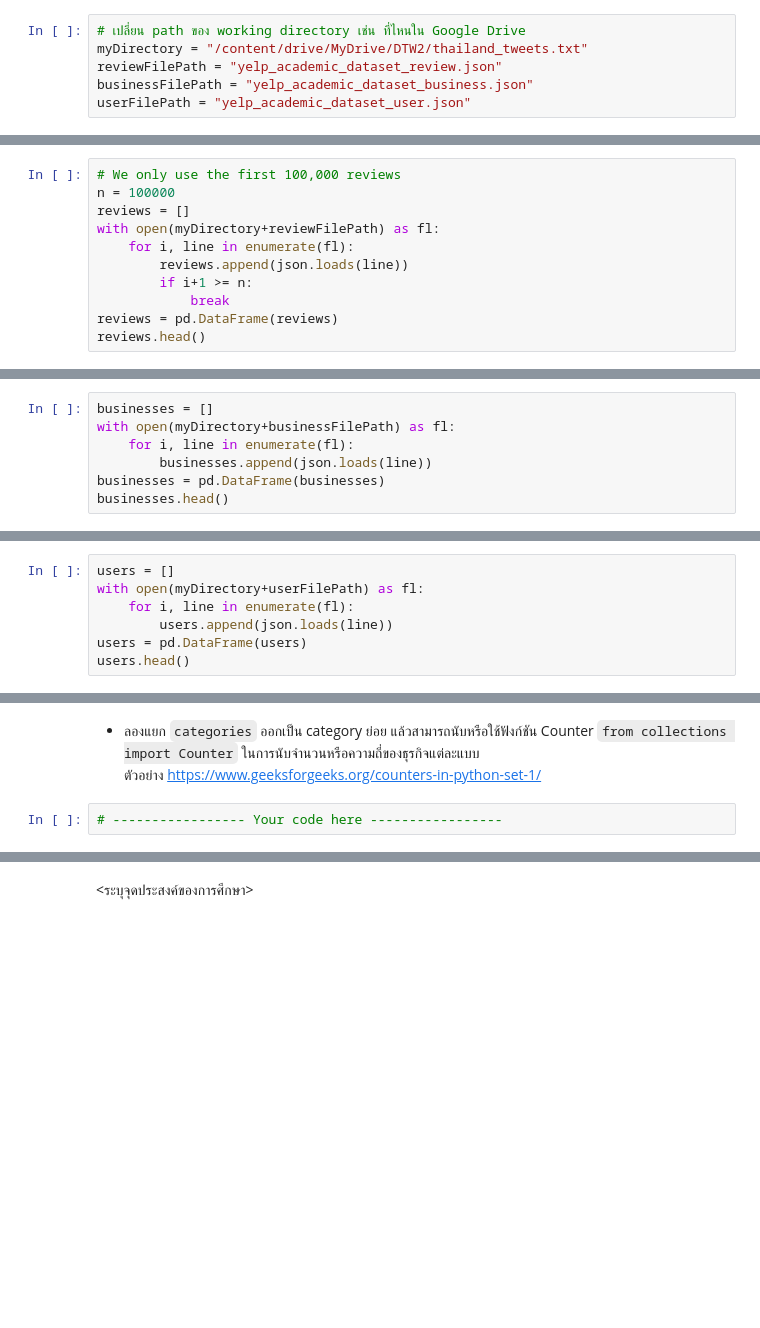
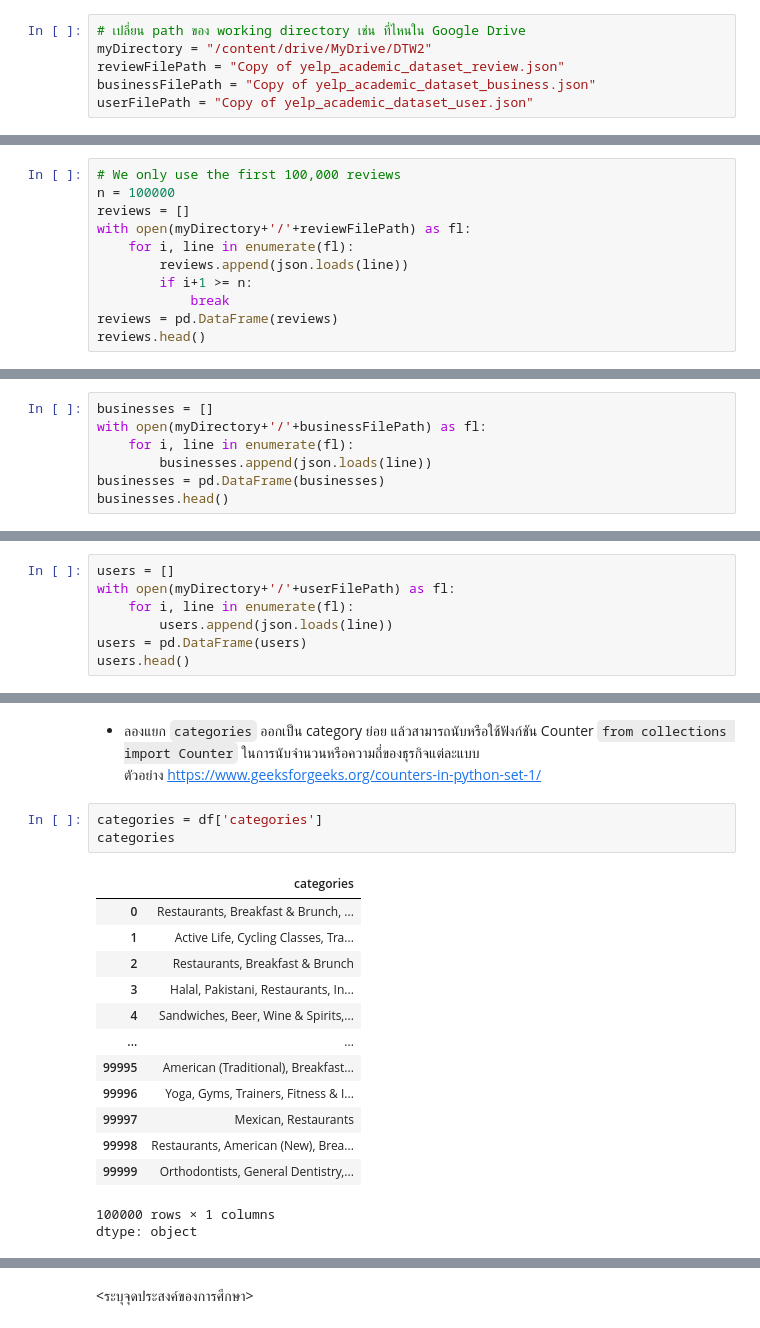
Before and after one commit to TKhahahah/Text_Analytics, a Jupyter notebook: Text_Analytics68.ipynb, the cells around one changed output, grey strips where cells are left out. Cells and saved outputs as stored; diff of their text form; blank space fills up the shorter version.

Commit message:
แก้ Problem 1 และทำ Problem 2 แยก categories

```diff
--- a/Text_Analytics68.ipynb
+++ b/Text_Analytics68.ipynb
@@ -253,17 +254,17 @@ plt.show()
 ### อ่านข้อมูล Reviews, Businesses, และ Users เป็นจำนวน 100,000 รีวิว
 # %%
 # เปลี่ยน path ของ working directory เช่น ที่ไหนใน Google Drive
-myDirectory = "/content/drive/MyDrive/DTW2/thailand_tweets.txt"
-reviewFilePath = "yelp_academic_dataset_review.json"
-businessFilePath = "yelp_academic_dataset_business.json"
-userFilePath = "yelp_academic_dataset_user.json"
+myDirectory = "/content/drive/MyDrive/DTW2"
+reviewFilePath = "Copy of yelp_academic_dataset_review.json"
+businessFilePath = "Copy of yelp_academic_dataset_business.json"
+userFilePath = "Copy of yelp_academic_dataset_user.json"
 # %% [markdown]
 อ่านข้อมูล review
 # %%
 # We only use the first 100,000 reviews
 n = 100000
 reviews = []
-with open(myDirectory+reviewFilePath) as fl:
+with open(myDirectory+'/'+reviewFilePath) as fl:
     for i, line in enumerate(fl):
         reviews.append(json.loads(line))
         if i+1 >= n:
@@ -300,7 +301,7 @@ memory usage: 6.9+ MB
 อ่านข้อมูล business
 # %%
 businesses = []
-with open(myDirectory+businessFilePath) as fl:
+with open(myDirectory+'/'+businessFilePath) as fl:
     for i, line in enumerate(fl):
         businesses.append(json.loads(line))
 businesses = pd.DataFrame(businesses)
@@ -336,7 +337,7 @@ memory usage: 16.1+ MB
 อ่านข้อมูล user
 # %%
 users = []
-with open(myDirectory+userFilePath) as fl:
+with open(myDirectory+'/'+userFilePath) as fl:
     for i, line in enumerate(fl):
         users.append(json.loads(line))
 users = pd.DataFrame(users)
@@ -426,5 +427,21 @@ memory usage: 32.8+ MB
 # %% [markdown]
 * ลองแยก `categories` ออกเป็น category ย่อย แล้วสามารถนับหรือใช้ฟังก์ชัน Counter `from collections import Counter` ในการนับจำนวนหรือความถี่ของธุรกิจแต่ละแบบ \
 ตัวอย่าง https://www.geeksforgeeks.org/counters-in-python-set-1/
-# %%
-# ----------------- Your code here -----------------
+# %%
+categories = df['categories']
+categories
+# %% [output]
+|  | categories |
+| 0 | Restaurants, Breakfast & Brunch, ... |
+| 1 | Active Life, Cycling Classes, Tra... |
+| 2 | Restaurants, Breakfast & Brunch |
+| 3 | Halal, Pakistani, Restaurants, In... |
+| 4 | Sandwiches, Beer, Wine & Spirits,... |
+| ... | ... |
+| 99995 | American (Traditional), Breakfast... |
+| 99996 | Yoga, Gyms, Trainers, Fitness & I... |
+| 99997 | Mexican, Restaurants |
+| 99998 | Restaurants, American (New), Brea... |
+| 99999 | Orthodontists, General Dentistry,... |
+100000 rows × 1 columns
+dtype: object
```
Also changed, not shown: parts of 26 cells of this notebook.
